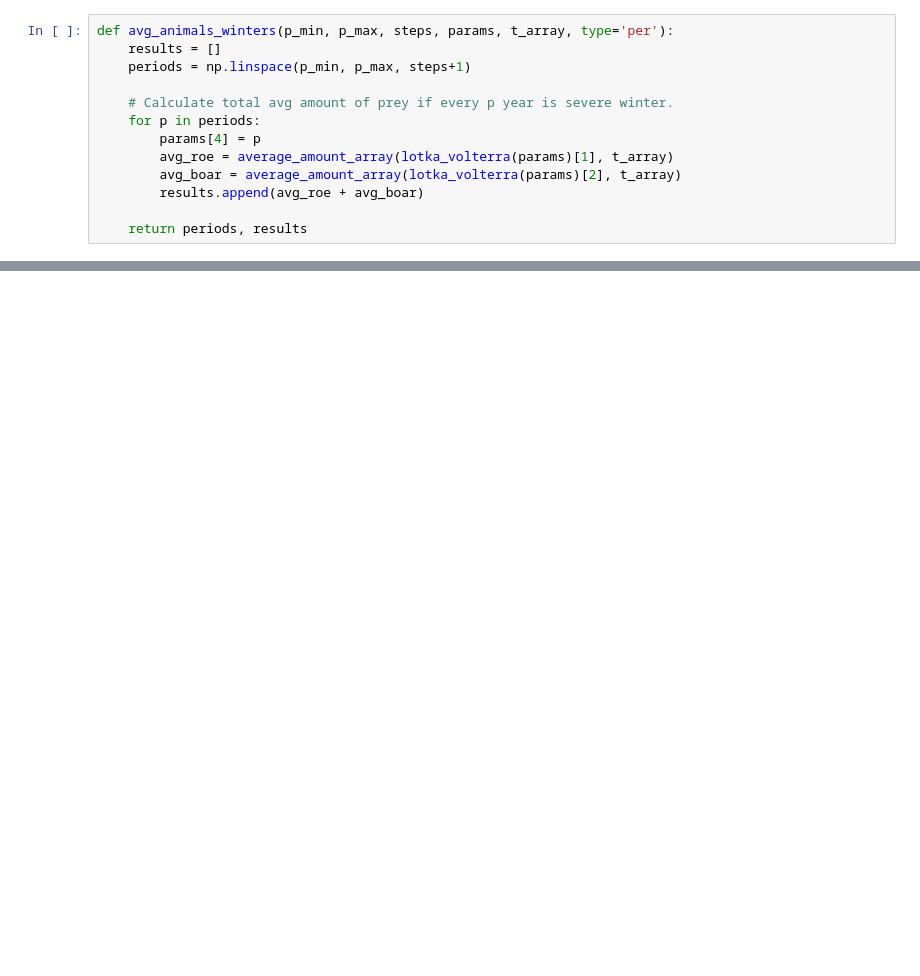
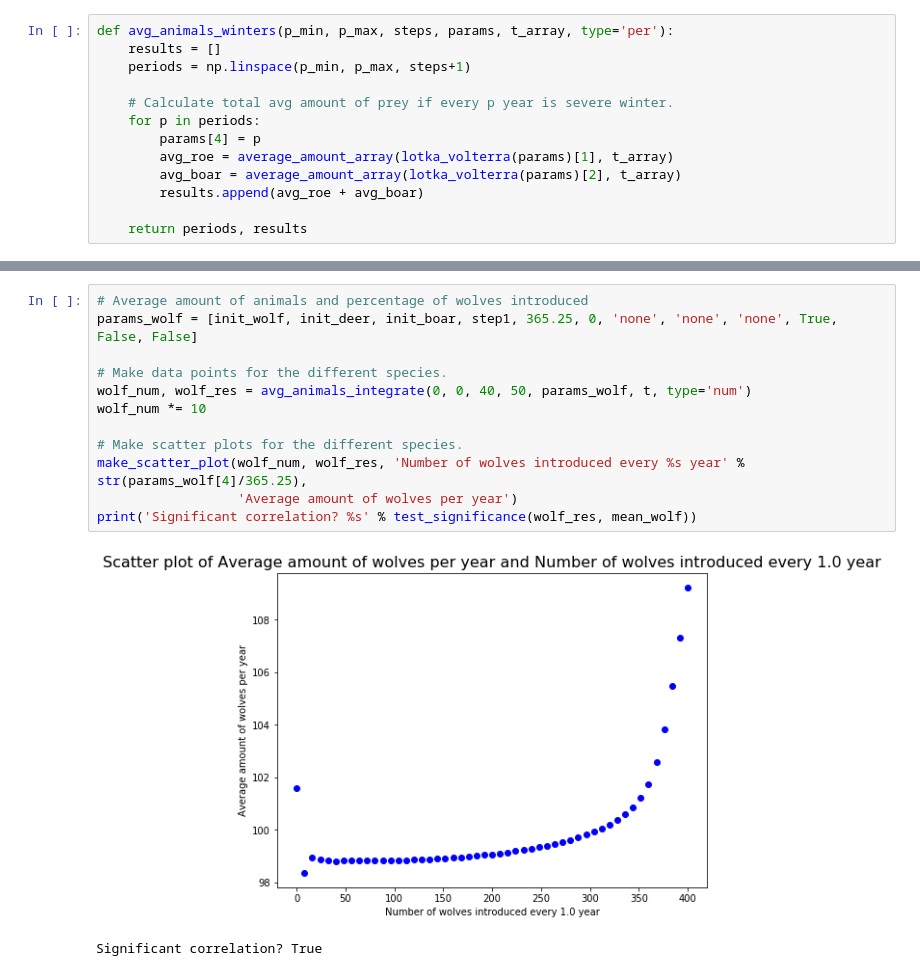
Before and after one commit to LvZut/Modeling-wolf-population-in-the-Netherlands, a Jupyter notebook: Lotka-Volterra test.ipynb, the cells around one changed output, grey strips where cells are left out. Drawn from its saved outputs; the diff is of its cells as text; blank space fills up the shorter version.

```diff
--- a/Lotka-Volterra test.ipynb
+++ b/Lotka-Volterra test.ipynb
@@ -782,2 +750,17 @@ def avg_animals_winters(p_min, p_max, steps, params, t_array, type='per'):
+# %%
+# Average amount of animals and percentage of wolves introduced
+params_wolf = [init_wolf, init_deer, init_boar, step1, 365.25, 0, 'none', 'none', 'none', True, False, False]
+
+# Make data points for the different species.
+wolf_num, wolf_res = avg_animals_integrate(0, 0, 40, 50, params_wolf, t, type='num')
+wolf_num *= 10
+
+# Make scatter plots for the different species.
+make_scatter_plot(wolf_num, wolf_res, 'Number of wolves introduced every %s year' % str(params_wolf[4]/365.25),
+                  'Average amount of wolves per year')
+print('Significant correlation? %s' % test_significance(wolf_res, mean_wolf))
+# %% [output]
+[figure, added]
+Significant correlation? True
 # %%
 # Average amount of animals and frequency of severe winters. In severe winter growth is decreased with 9/10.
```
Also changed, not shown: parts of 37 cells of this notebook.
